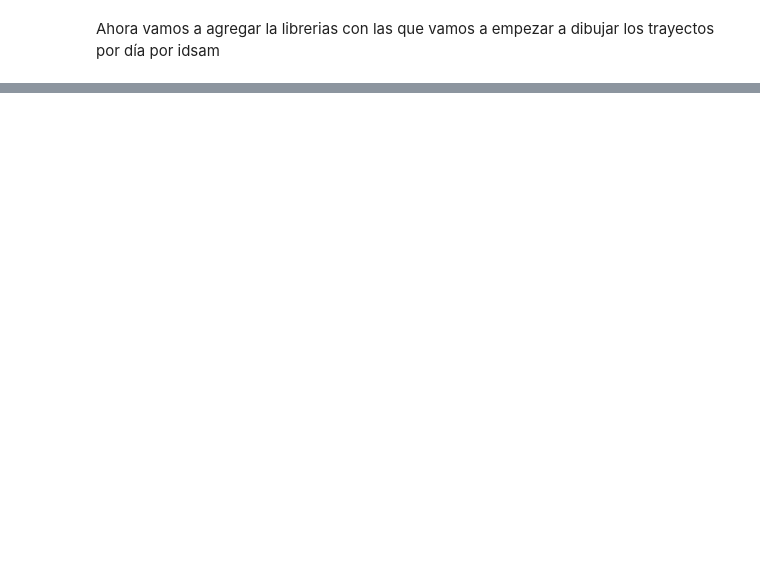
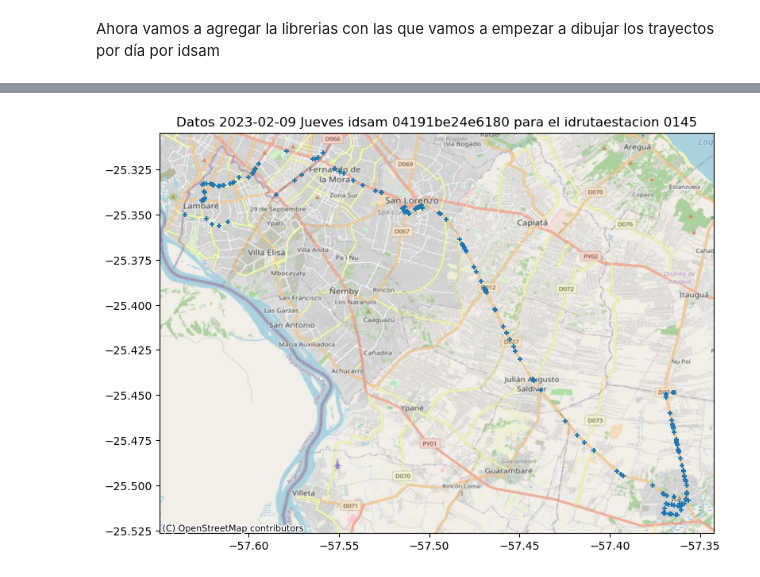
Before and after one commit to pabloacastillo/billetaje-electronico-py-2022, a Jupyter notebook: notebooks/recorridos-por-idsam-idrutalinea/deteccion-de-trayecto.ipynb, the cells around one changed output, grey strips where cells are left out. Cells and saved outputs as stored; diff of their text form; code cells hidden in the pictures; blank space fills up the shorter version.

```diff
--- a/notebooks/recorridos-por-idsam-idrutalinea/deteccion-de-trayecto.ipynb
+++ b/notebooks/recorridos-por-idsam-idrutalinea/deteccion-de-trayecto.ipynb
@@ -303,0 +331,13 @@ MultiDiGraph with 9823 nodes and 26355 edges
+# %%
+rand_idsam = vehiculo_ejemplo['idsam'].iloc[0]
+fechastr = vehiculo_ejemplo['fechastr'].iloc[0]
+fecha_linda = fechastr[:4]+'-'+fechastr[4:6]+'-'+fechastr[6:8]
+fecha_linda = fecha_linda + " " + DIAS[int(datetime.datetime.strptime(fechastr, '%Y%m%d').strftime("%w"))]
+
+latlon_dia = gpd.GeoDataFrame(vehiculo_ejemplo, geometry=gpd.points_from_xy(vehiculo_ejemplo.longitude,vehiculo_ejemplo.latitude),crs="EPSG:4326")
+
+mapa_dia_plot = latlon_dia.plot(figsize=(9, 9),legend=False,marker='+',markersize=20)
+mapa_dia_plot.set(title='Datos '+fecha_linda+' idsam '+rand_idsam+' para el idrutaestacion 0145')
+cx.add_basemap(mapa_dia_plot, crs="EPSG:4326",source=cx.providers.OpenStreetMap.Mapnik)
+# %% [output]
+[figure, added]
```
Also changed, not shown: parts of 8 cells of this notebook.
